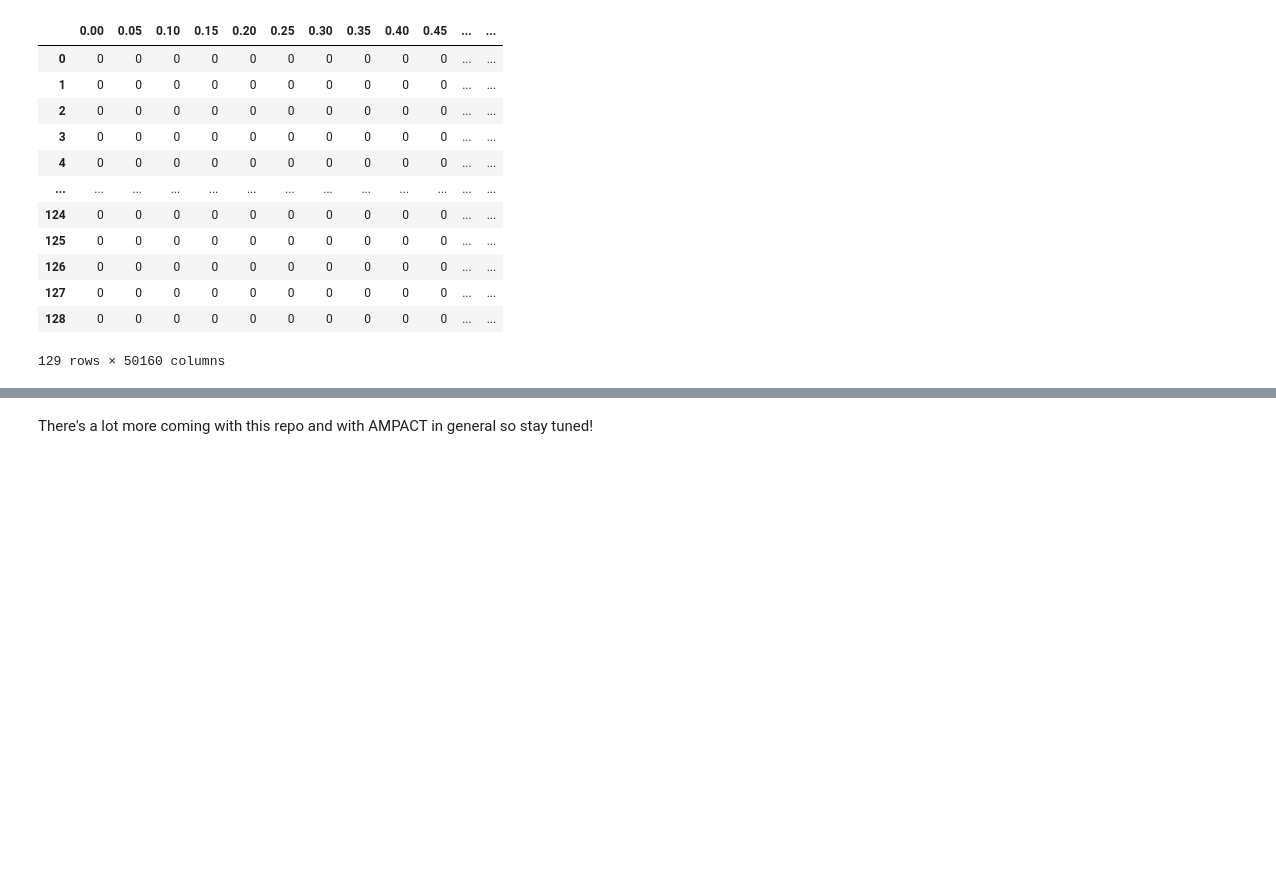
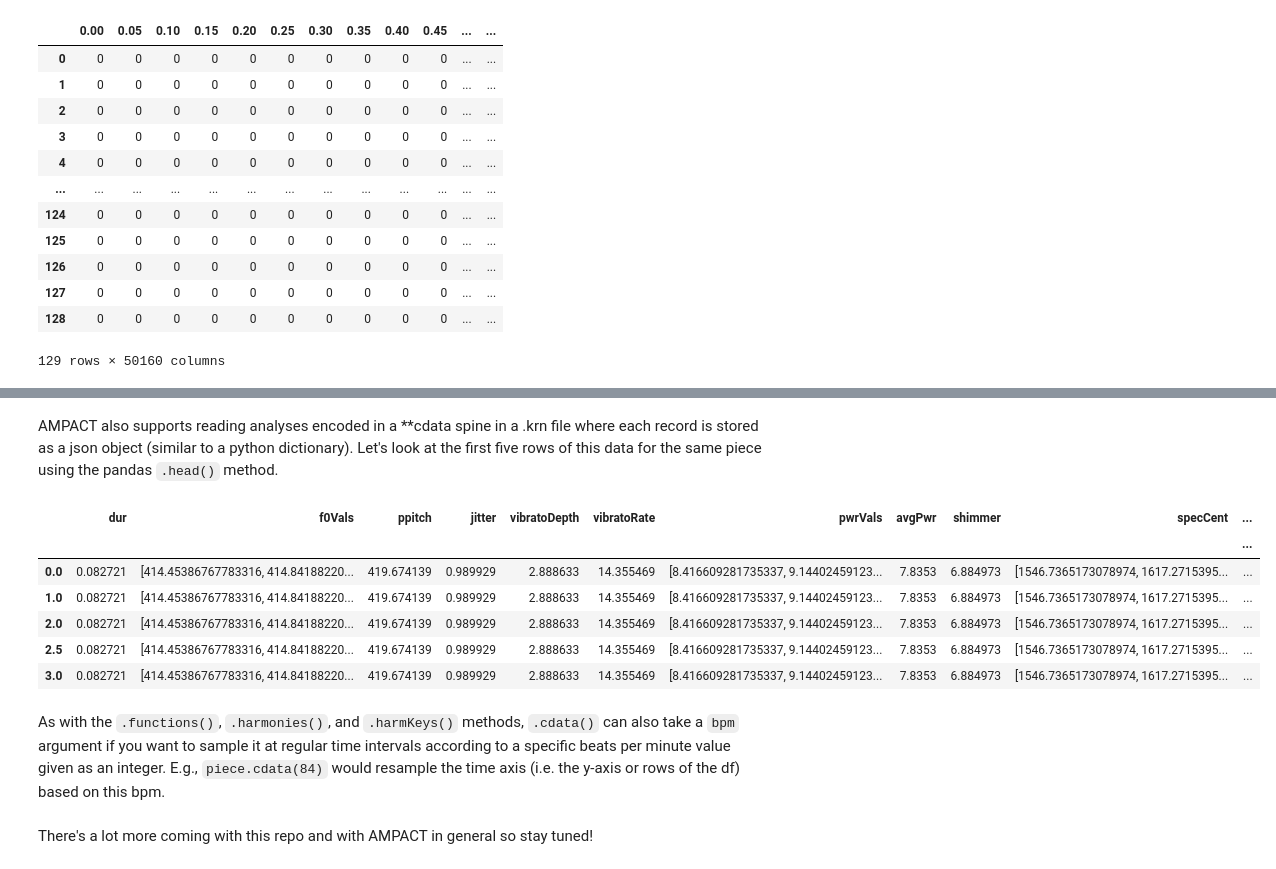
Before and after one commit to alexandermorgan/AMPACT, a Jupyter notebook: README.ipynb, the cells around one changed output, grey strips where cells are left out. Cells and saved outputs as stored; diff of their text form; code cells hidden in the pictures; blank space fills up the shorter version.

```diff
--- a/README.ipynb
+++ b/README.ipynb
@@ -190,5 +174,19 @@ df
 | 21.0 | *D: | I | T |
 | 22.0 | *D: | I | T |
 | 23.0 | *D: | I | T |
+# %% [markdown]
+AMPACT also supports reading analyses encoded in a **cdata spine in a .krn file where each record is stored as a json object (similar to a python dictionary). Let's look at the first five rows of this data for the same piece using the pandas `.head()` method.
+# %%
+piece.cdata().head()
+# %% [output]
+|  | dur | f0Vals | ppitch | jitter | vibratoDepth | vibratoRate | pwrVals | avgPwr | shimmer | specCent | ... |
+|  |  |  |  |  |  |  |  |  |  |  | ... |
+| 0.0 | 0.082721 | [414.45386767783316, 414.84188220... | 419.674139 | 0.989929 | 2.888633 | 14.355469 | [8.416609281735337, 9.14402459123... | 7.8353 | 6.884973 | [1546.7365173078974, 1617.2715395... | ... |
+| 1.0 | 0.082721 | [414.45386767783316, 414.84188220... | 419.674139 | 0.989929 | 2.888633 | 14.355469 | [8.416609281735337, 9.14402459123... | 7.8353 | 6.884973 | [1546.7365173078974, 1617.2715395... | ... |
+| 2.0 | 0.082721 | [414.45386767783316, 414.84188220... | 419.674139 | 0.989929 | 2.888633 | 14.355469 | [8.416609281735337, 9.14402459123... | 7.8353 | 6.884973 | [1546.7365173078974, 1617.2715395... | ... |
+| 2.5 | 0.082721 | [414.45386767783316, 414.84188220... | 419.674139 | 0.989929 | 2.888633 | 14.355469 | [8.416609281735337, 9.14402459123... | 7.8353 | 6.884973 | [1546.7365173078974, 1617.2715395... | ... |
+| 3.0 | 0.082721 | [414.45386767783316, 414.84188220... | 419.674139 | 0.989929 | 2.888633 | 14.355469 | [8.416609281735337, 9.14402459123... | 7.8353 | 6.884973 | [1546.7365173078974, 1617.2715395... | ... |
+# %% [markdown]
+As with the `.functions()`, `.harmonies()`, and `.harmKeys()` methods, `.cdata()` can also take a `bpm` argument if you want to sample it at regular time intervals according to a specific beats per minute value given as an integer. E.g., `piece.cdata(84)` would resample the time axis (i.e. the y-axis or rows of the df) based on this bpm.
 # %% [markdown]
 There's a lot more coming with this repo and with AMPACT in general so stay tuned!
```
Also changed, not shown: parts of 5 cells of this notebook, 1 other file.
